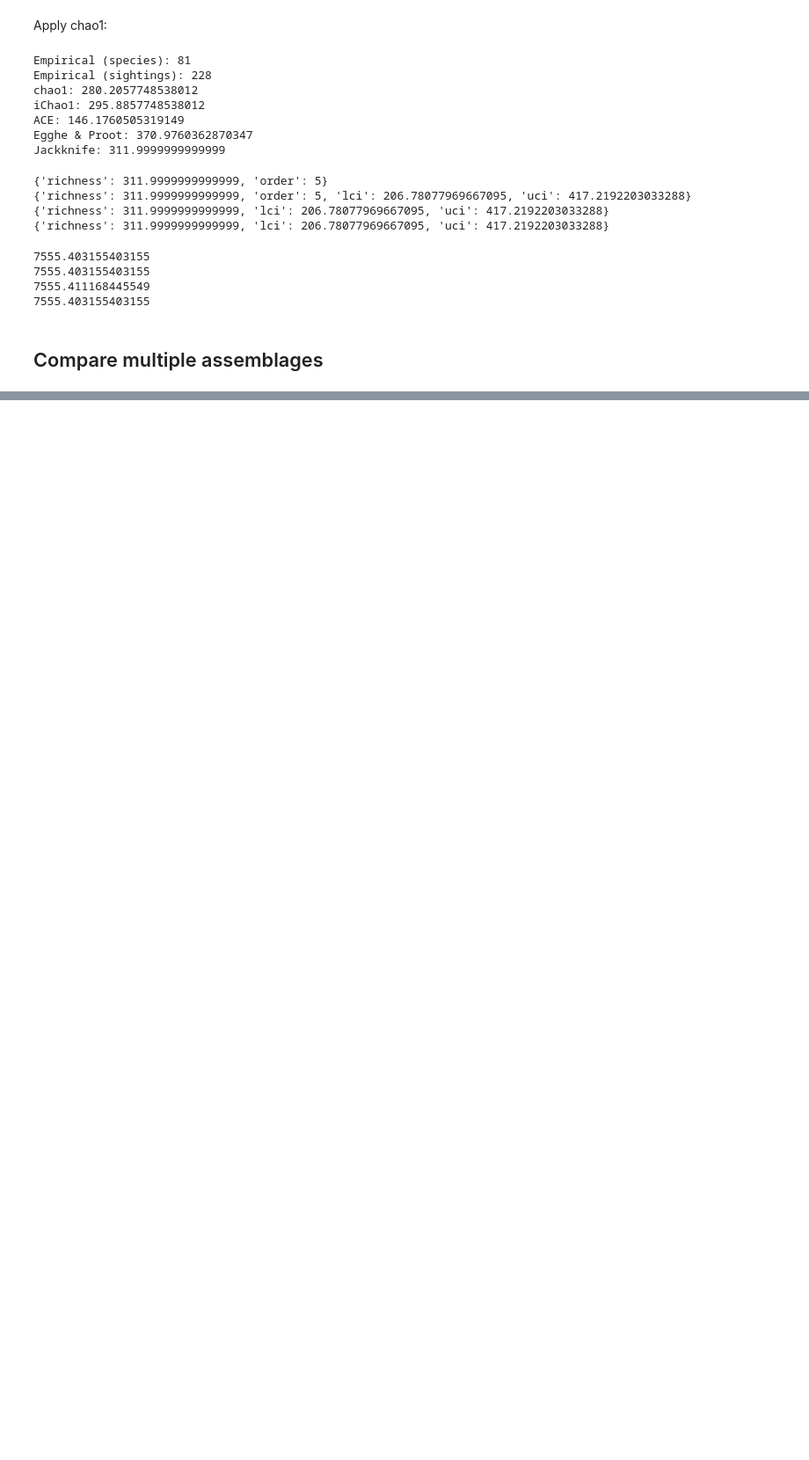
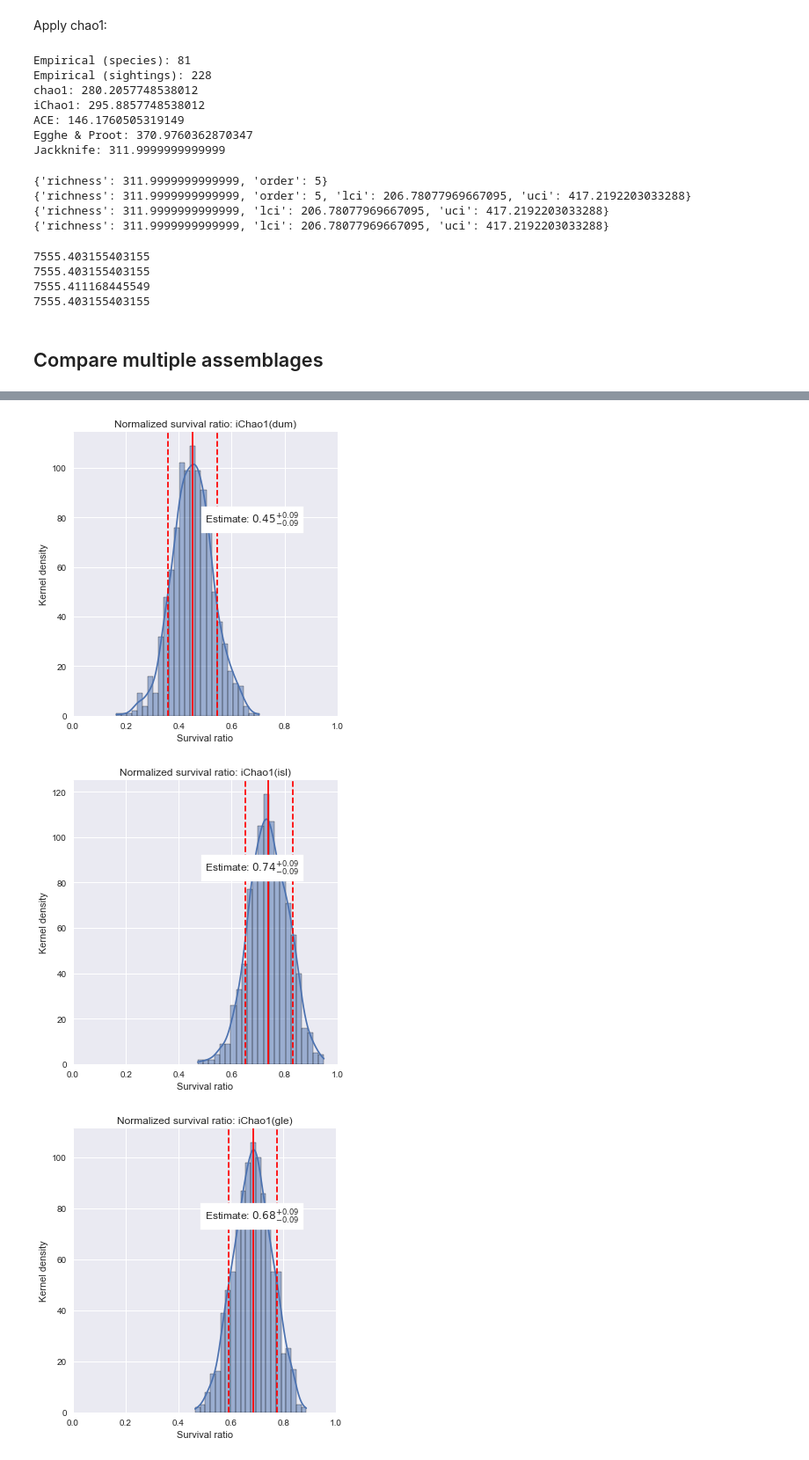
Before and after one commit to mikekestemont/copia, a Jupyter notebook: quickstart.ipynb, the cells around one changed output, grey strips where cells are left out. Shown at 88% size. Drawn from its saved outputs; the diff is of its cells as text; code cells hidden in the pictures; blank space fills up the shorter version.

Commit message:
survival option in richnss plot

```diff
--- a/quickstart.ipynb
+++ b/quickstart.ipynb
@@ -102,0 +103,10 @@ for lang, assemblage in assemblages.items():
+# %%
+for lang, assemblage in assemblages.items():
+    empirical = diversity(assemblage, method='empirical')
+    estimate = diversity(assemblage, method='iChao1', CI=True)
+    plot.richness_density(estimate, empirical, normalize=True,
+                          title=f'Normalized survival ratio: iChao1({lang})')
+# %% [output]
+[figure, added]
+[figure, added]
+[figure, added]
```
Also changed, not shown: parts of 4 cells of this notebook, 1 other file.
